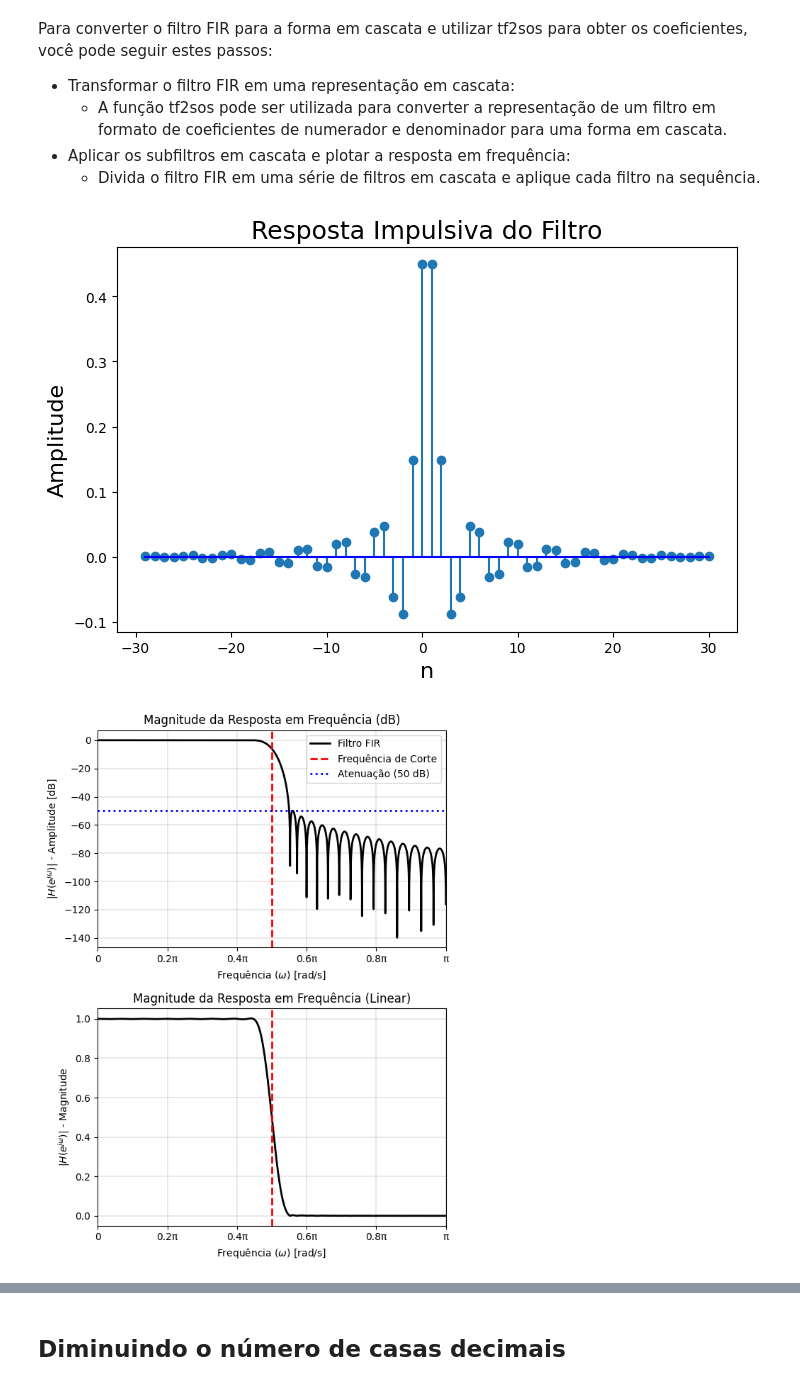
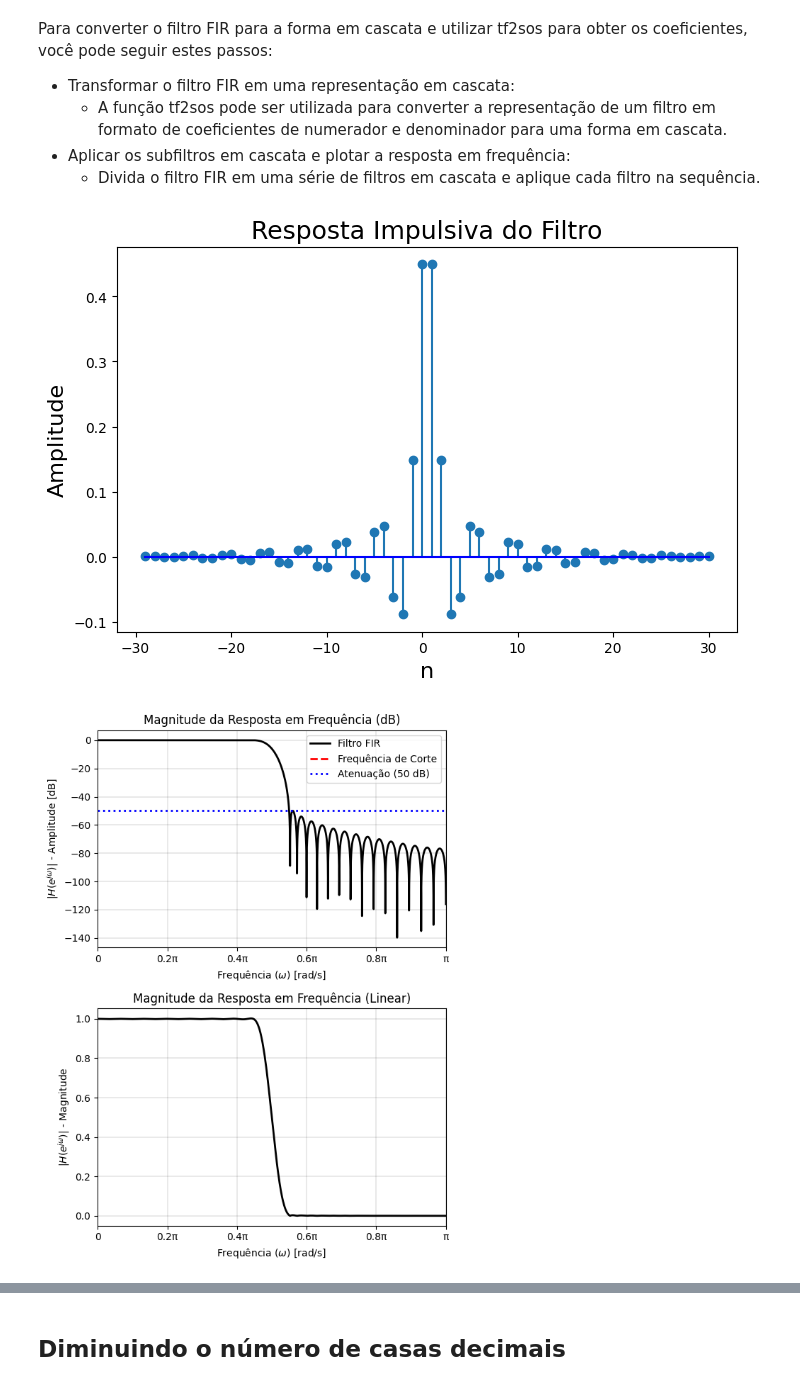
Before and after one commit to IvonLuiz/FIR_Filter_WindowMethod, a Jupyter notebook: notebook/FIR.ipynb, the cells around one changed output, grey strips where cells are left out. Saved outputs shown, nothing was run; the diff lists cells and outputs as text; code cells hidden in the pictures.

Commit message:
fix phase response

```diff
--- a/notebook/FIR.ipynb
+++ b/notebook/FIR.ipynb
@@ -305,11 +249,12 @@ sos = tf2sos(filter_h, [1.0])  # Convertendo para a forma de seções de segundo
 
 # Resposta em frequência para o filtro em cascata
 w_cascade, H_cascade = sosfreqz(sos, worN=8000)
+w_cascade_normalized = w_cascade / pi
 
 n = np.arange(len(filter_h))
 # %%
 plot_impulse_response(M, filter_h)
-plot_frequency_response(w_cascade, H_cascade, wc, attenuation)
+plot_frequency_response(w_cascade_normalized, H_cascade, wc, attenuation)
 # %% [output]
 [figure]
-[figure, old version]
+[figure, new version]
```
Also changed, not shown: parts of 9 cells of this notebook, 1 other file.
